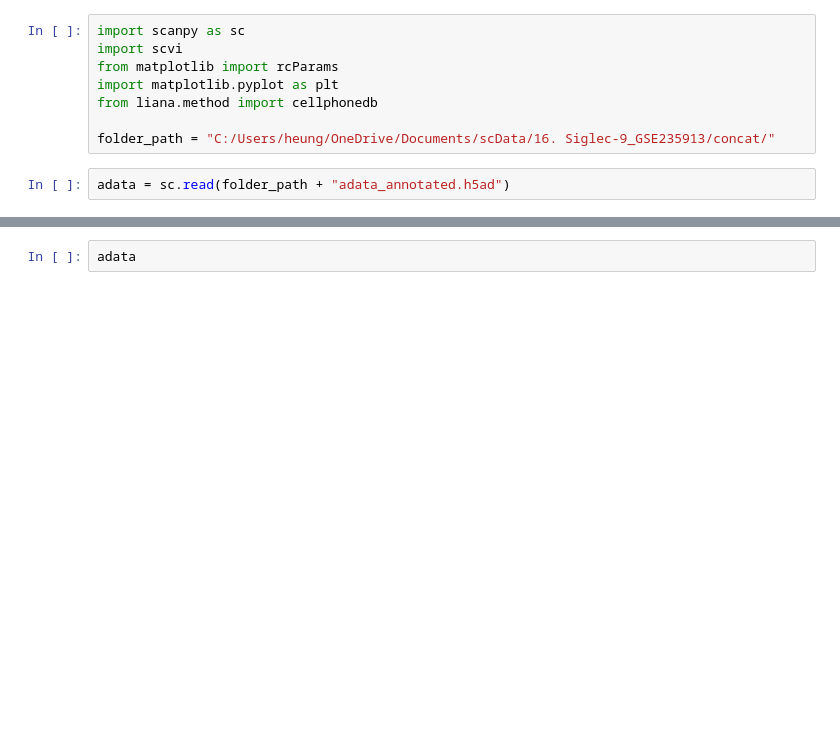
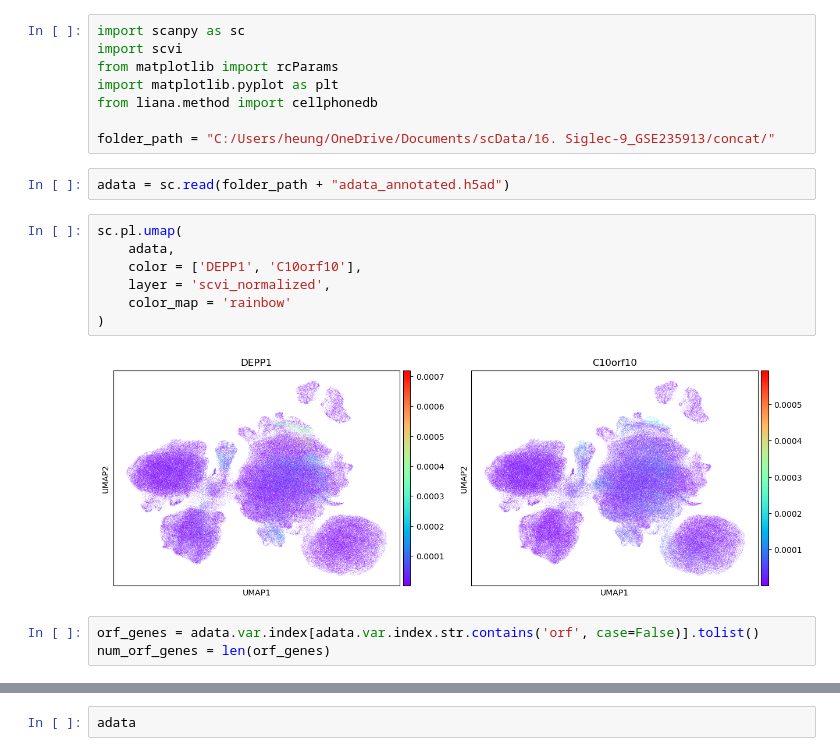
Before and after one commit to Sungwoo-Chang/16_human, a Jupyter notebook: 4. cell-cell interaction.ipynb, the cells around one changed output, grey strips where cells are left out. Saved outputs shown, nothing was run; the diff lists cells and outputs as text; blank space fills up the shorter version.

```diff
--- a/4. cell-cell interaction.ipynb
+++ b/4. cell-cell interaction.ipynb
@@ -8,3 +8,15 @@ from liana.method import cellphonedb
 folder_path = "C:/Users/heung/OneDrive/Documents/scData/16. Siglec-9_GSE235913/concat/"
 # %%
 adata = sc.read(folder_path + "adata_annotated.h5ad")
+# %%
+sc.pl.umap(
+    adata,
+    color = ['DEPP1', 'C10orf10'],
+    layer = 'scvi_normalized',
+    color_map = 'rainbow'
+)
+# %% [output]
+[figure, added]
+# %%
+orf_genes = adata.var.index[adata.var.index.str.contains('orf', case=False)].tolist()
+num_orf_genes = len(orf_genes)
```
Also changed, not shown: parts of 1 cell of this notebook, 14 other files.
